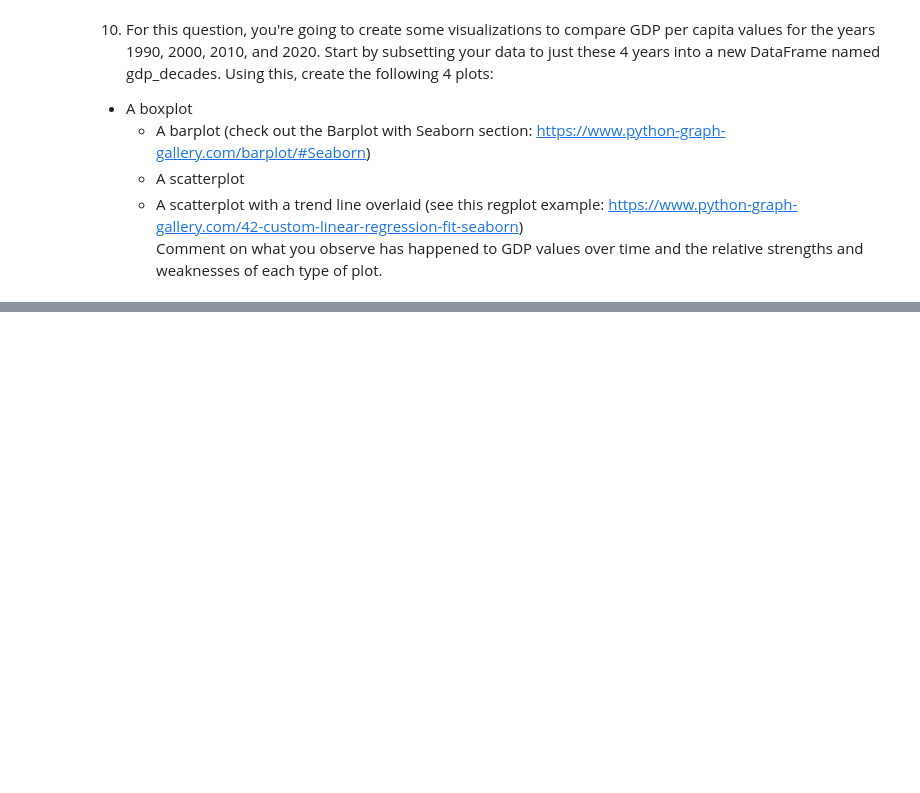
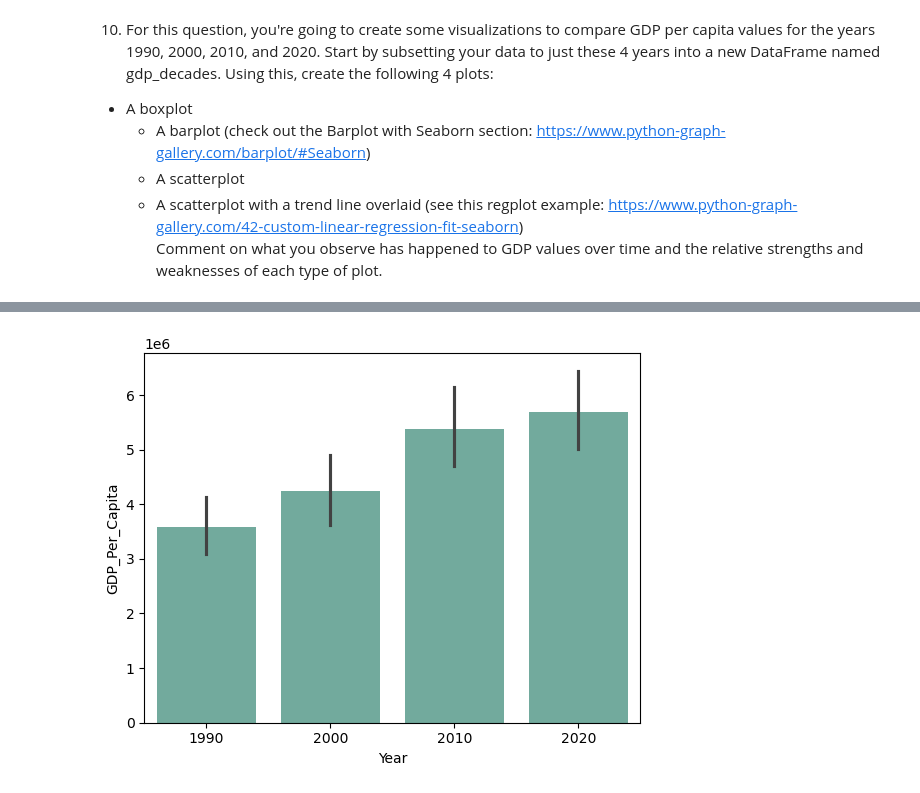
Before and after one commit to NSS-Data-Analytics-Cohort-15/un-exploration-GooseCorpse21, a Jupyter notebook: notebooks/un-exploration project.ipynb, the cells around one changed output, grey strips where cells are left out. Cells and saved outputs as stored; diff of their text form; code cells hidden in the pictures; blank space fills up the shorter version.

```diff
--- a/notebooks/un-exploration project.ipynb
+++ b/notebooks/un-exploration project.ipynb
@@ -161,3 +161,6 @@ gdp_2020['GDP_Per_Capita'].median()
 	* A scatterplot
 	* A scatterplot with a trend line overlaid (see this regplot example: https://www.python-graph-gallery.com/42-custom-linear-regression-fit-seaborn)
 Comment on what you observe has happened to GDP values over time and the relative strengths and weaknesses of each type of plot.
+# %%
+years_gdp = new_gdp_df.loc[new_gdp_df.Year.isin([1990,2000,2010,2020])]
+years_gdp
@@ -163,0 +181,9 @@ Comment on what you observe has happened to GDP values over time and the relativ
+# %%
+sns.barplot(
+    x="Year",
+    y="GDP_Per_Capita",
+    data=years_gdp,
+    estimator=sum,
+    color='#69b3a2');
+# %% [output]
+[figure, added]
```
Also changed, not shown: parts of 11 cells of this notebook.
